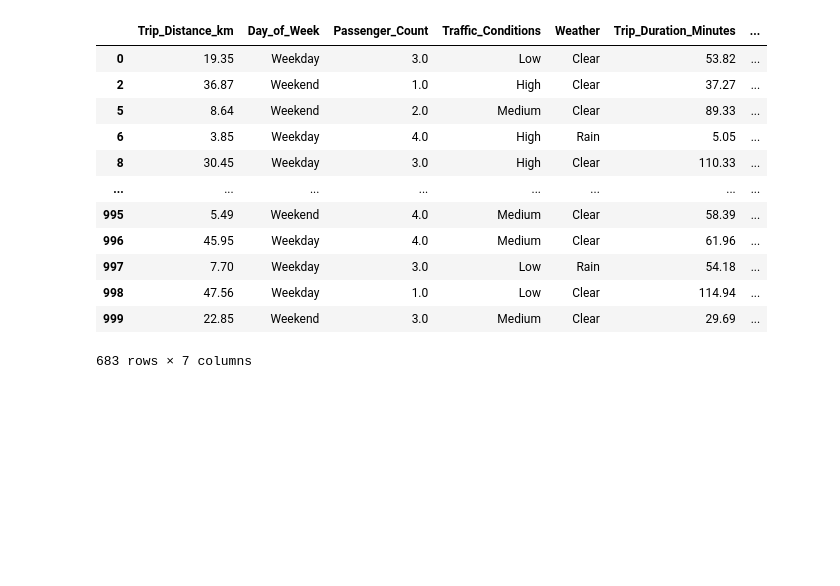
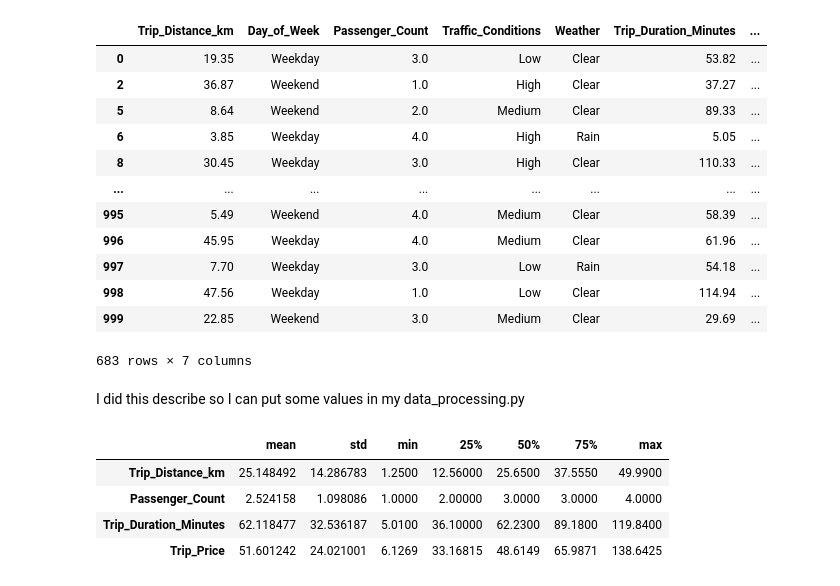
Before and after one commit to norelindkvist-debug/taxi-prediction-fullstack-nore, a Jupyter notebook: src/taxipred/model_development/eda.ipynb, the cells around one changed output. Drawn from its saved outputs; the diff is of its cells as text; code cells hidden in the pictures; blank space fills up the shorter version.

```diff
--- a/src/taxipred/model_development/eda.ipynb
+++ b/src/taxipred/model_development/eda.ipynb
@@ -239,5 +239,15 @@ df
 | 998 | 47.56 | Weekday | 1.0 | Low | Clear | 114.94 | ... |
 | 999 | 22.85 | Weekend | 3.0 | Medium | Clear | 29.69 | ... |
 683 rows × 7 columns
+# %% [markdown]
+I did this describe so I can put some values in my data_processing.py
+# %%
+df.describe().T.drop(["count"], axis= 1)
+# %% [output]
+|  | mean | std | min | 25% | 50% | 75% | max |
+| Trip_Distance_km | 25.148492 | 14.286783 | 1.2500 | 12.56000 | 25.6500 | 37.5550 | 49.9900 |
+| Passenger_Count | 2.524158 | 1.098086 | 1.0000 | 2.00000 | 3.0000 | 3.0000 | 4.0000 |
+| Trip_Duration_Minutes | 62.118477 | 32.536187 | 5.0100 | 36.10000 | 62.2300 | 89.1800 | 119.8400 |
+| Trip_Price | 51.601242 | 24.021001 | 6.1269 | 33.16815 | 48.6149 | 65.9871 | 138.6425 |
 # %%
 df.to_csv(DATA_PATH/"cleaned_taxi_trip_pricing.csv", index= False)
```
Also changed, not shown: parts of 1 cell of this notebook, 2 other files.
